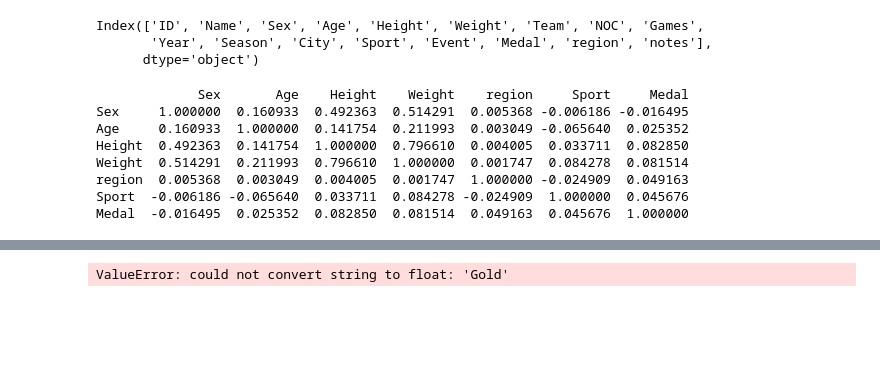
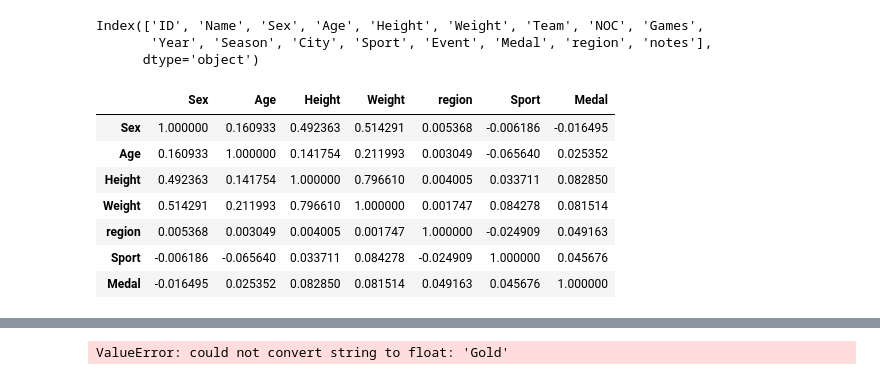
Before and after one commit to Sahil-987/Olympic-Dataset-Analysis, a Jupyter notebook: main.ipynb, the cells around one changed output, grey strips where cells are left out. Cells and saved outputs as stored; diff of their text form; code cells hidden in the pictures; blank space fills up the shorter version.

```diff
--- a/main.ipynb
+++ b/main.ipynb
@@ -758,34 +759,34 @@ Index(['ID', 'Name', 'Sex', 'Age', 'Height', 'Weight', 'Team', 'NOC', 'Games',
 # %%
 ## label encoding (order matters)
 
 
 from sklearn.preprocessing import LabelEncoder
 
 # Create a copy of the DataFrame
 df_encoded = df_final[["Sex", "Age", "Height", "Weight", "region", "Sport","Medal"]].copy()
 
 # Initialize the LabelEncoder
 label_encoder = LabelEncoder()
 
 # Encode non-numerical columns
 non_numerical_columns = ['Sex','region', 'Sport','Medal']
 for column in non_numerical_columns:
     df_encoded[column] = label_encoder.fit_transform(df_final[column].astype(str))
 
 
 
 # Compute the correlation matrix
 correlation_matrix = df_encoded.corr()
-print(correlation_matrix)
+correlation_matrix
 # %% [output]
-             Sex       Age    Height    Weight    region     Sport     Medal
-Sex     1.000000  0.160933  0.492363  0.514291  0.005368 -0.006186 -0.016495
-Age     0.160933  1.000000  0.141754  0.211993  0.003049 -0.065640  0.025352
-Height  0.492363  0.141754  1.000000  0.796610  0.004005  0.033711  0.082850
-Weight  0.514291  0.211993  0.796610  1.000000  0.001747  0.084278  0.081514
-region  0.005368  0.003049  0.004005  0.001747  1.000000 -0.024909  0.049163
-Sport  -0.006186 -0.065640  0.033711  0.084278 -0.024909  1.000000  0.045676
-Medal  -0.016495  0.025352  0.082850  0.081514  0.049163  0.045676  1.000000
+|  | Sex | Age | Height | Weight | region | Sport | Medal |
+| Sex | 1.000000 | 0.160933 | 0.492363 | 0.514291 | 0.005368 | -0.006186 | -0.016495 |
+| Age | 0.160933 | 1.000000 | 0.141754 | 0.211993 | 0.003049 | -0.065640 | 0.025352 |
+| Height | 0.492363 | 0.141754 | 1.000000 | 0.796610 | 0.004005 | 0.033711 | 0.082850 |
+| Weight | 0.514291 | 0.211993 | 0.796610 | 1.000000 | 0.001747 | 0.084278 | 0.081514 |
+| region | 0.005368 | 0.003049 | 0.004005 | 0.001747 | 1.000000 | -0.024909 | 0.049163 |
+| Sport | -0.006186 | -0.065640 | 0.033711 | 0.084278 | -0.024909 | 1.000000 | 0.045676 |
+| Medal | -0.016495 | 0.025352 | 0.082850 | 0.081514 | 0.049163 | 0.045676 | 1.000000 |
 # %%
 ## one-hot encoding (order not matters)
 
```
Also changed, not shown: parts of 3 cells of this notebook.
